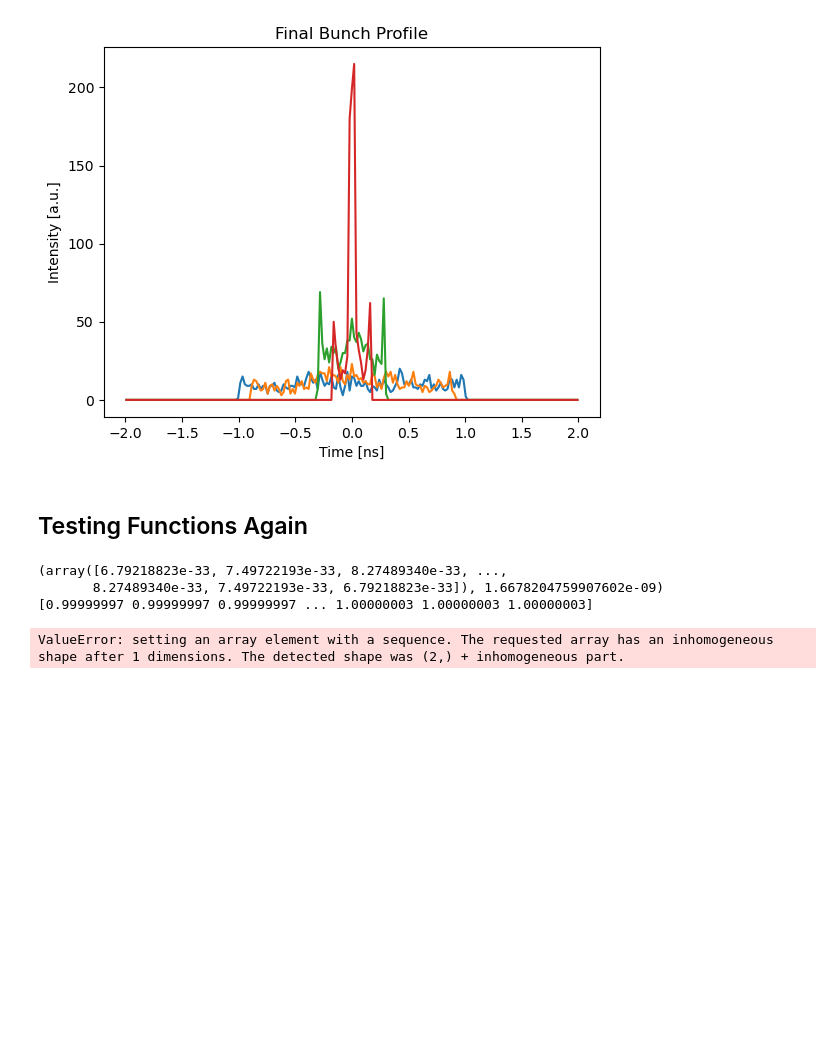
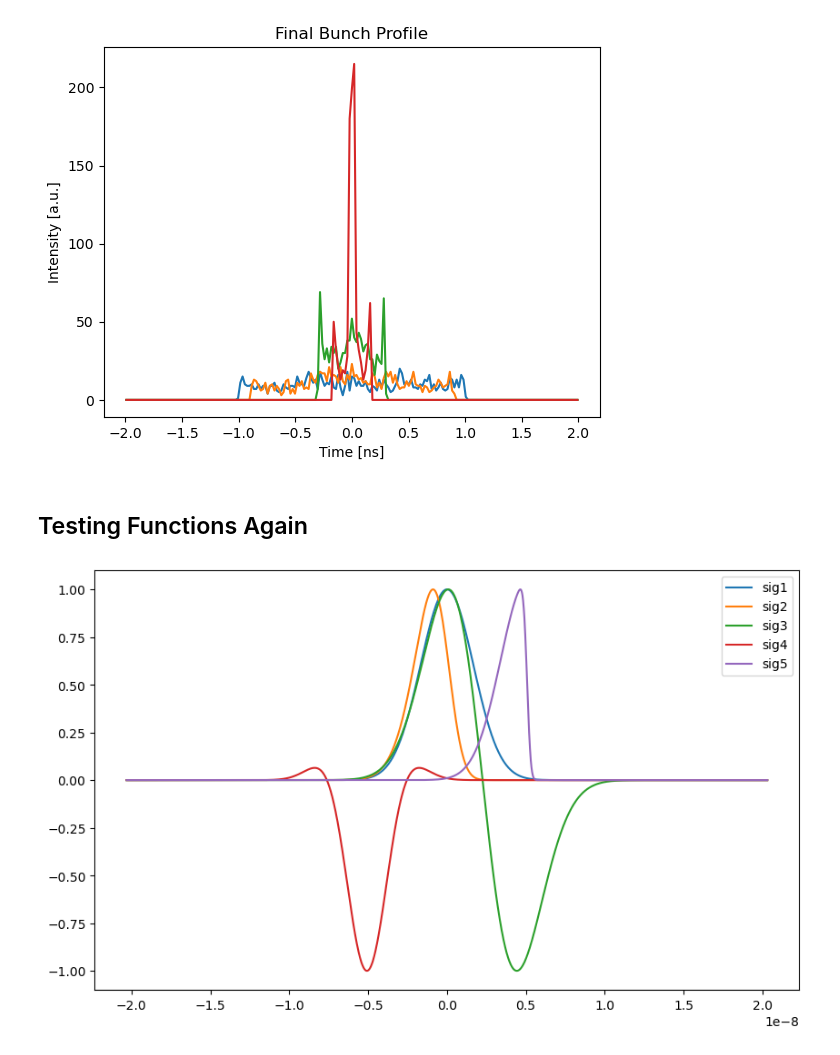
Before and after one commit to whyven/instrSimTools, a Jupyter notebook: instrSimTools/Testing_Notebook.ipynb, the cells around one changed output. Drawn from its saved outputs; the diff is of its cells as text; code cells hidden in the pictures; blank space fills up the shorter version.

Commit message:
fixed phase shift in gaussian pulses

```diff
--- a/instrSimTools/Testing_Notebook.ipynb
+++ b/instrSimTools/Testing_Notebook.ipynb
@@ -2319,13 +2324,14 @@ def skew_gaus_pulse(
     Returns:
         np.ndarray: Skewed Gaussian pulse with optional phase shift.
     """
+    gaus, s = gaussian_pulse(t, sigma, FWHM, rf, BW, phase_shift, phase_freq)
+
     t_shift = (phase_shift / 360.0) / phase_freq if phase_freq else 0.0
     t = t - t_shift
-    gaus = gaussian_pulse(t, sigma, FWHM, rf, BW, phase_shift, phase_freq)
-    print(gaus)
+
     # Calculate the skew factor using the error function
-    skew_factor = 1 - erf(-1 * (skew * t / (np.sqrt(2) * sigma)))
-    print(skew_factor)
+    skew_factor = 1 - erf(-1 * (skew * t / (np.sqrt(2) * s)))
+
     # Apply the skew factor to the Gaussian pulse
     skewed_pulse = gaus * skew_factor
     # Normalize the skewed pulse to have a maximum amplitude of 1
@@ -2362,7 +2368,7 @@ def gaussian_pulse(
         # Calculate the standard deviation from the FWHM if given
         s = sigma if FWHM is None else FWHM / (2 * np.sqrt(2 * np.log(2)))
         gaus_pulse = (1 / (s * np.sqrt(2 * np.pi))) * np.exp(-0.5 * (t / s)**2)
-        return gaus_pulse / np.max(gaus_pulse), s
+        return gaus_pulse / np.max(gaus_pulse)
     else:
         # Create gaussian envelope from rf and the bandwidth if given
         ref = np.power(10.0, -6 / 20.0)
@@ -2372,23 +2378,21 @@ def gaussian_pulse(
 # %%
 # --- Test updated functions with the phase shifting added
 t = np.linspace(-0.5/HSR_RF_24M,0.5/HSR_RF_24M, 3000)  # time array for 1 RF cycle
-sig1 = gaussian_pulse(t, sigma=HSR_PP_BUNCH_LENGTH_23GeV, phase_shift=0.0, phase_freq=HSR_RF_24M)
-sig2 = skew_gaus_pulse(t, 2.0,FWHM=HSR_PP_BUNCH_LENGTH_23GeV*2*np.sqrt(2*np.log(2)), phase_shift=0.0, phase_freq=HSR_RF_24M )
-sig3 = skew_gaus_pulse(t, 2.0, rf=HSR_RF_24M, BW=7, phase_shift=0.0, phase_freq=HSR_RF_24M)
-sig4 = skew_gaus_pulse(t, 2.0, sigma=HSR_PP_BUNCH_LENGTH_23GeV, phase_shift=-45.0, phase_freq=HSR_RF_24M)
-sig5 = skew_gaus_pulse(t, 2.0, sigma=HSR_PP_BUNCH_LENGTH_23GeV, phase_shift=45.0, phase_freq=HSR_RF_24M)
+
+sig1, s = gaussian_pulse(t, sigma=HSR_PP_BUNCH_LENGTH_23GeV, phase_shift=0.0, phase_freq=HSR_RF_24M)
+sig2 = skew_gaus_pulse(t, -2.0,FWHM=HSR_PP_BUNCH_LENGTH_23GeV*2*np.sqrt(2*np.log(2)), phase_shift=0.0, phase_freq=HSR_RF_24M )
+sig3 = gaus_doublet_pulse(t, rf=HSR_RF_24M, BW=7, phase_shift=20.0, phase_freq=HSR_RF_24M)
+sig4 = morlet_pulse(t, HSR_RF_98M, sigma=HSR_PP_BUNCH_LENGTH_23GeV, phase_shift=-45.0, phase_freq=HSR_RF_24M)
+sig5 = skew_gaus_pulse(t, -9, sigma=HSR_PP_BUNCH_LENGTH_23GeV, phase_shift=45.0, phase_freq=HSR_RF_24M)
 
 plt.figure(figsize=(10, 6))
 plt.plot(t, sig1, label='sig1')
 plt.plot(t, sig2, label='sig2')
 plt.plot(t, sig3, label='sig3')
 plt.plot(t, sig4, label='sig4')
 plt.plot(t, sig5, label='sig5')
 
 plt.legend()
 plt.show()
 # %% [output]
-(array([6.79218823e-33, 7.49722193e-33, 8.27489340e-33, ...,
-       8.27489340e-33, 7.49722193e-33, 6.79218823e-33]), 1.6678204759907602e-09)
-[0.99999997 0.99999997 0.99999997 ... 1.00000003 1.00000003 1.00000003]
-ValueError: setting an array element with a sequence. The requested array has an inhomogeneous shape after 1 dimensions. The detected shape was (2,) + inhomogeneous part.
+[figure, added]
```
Also changed, not shown: parts of 1 cell of this notebook, 1 other file.
